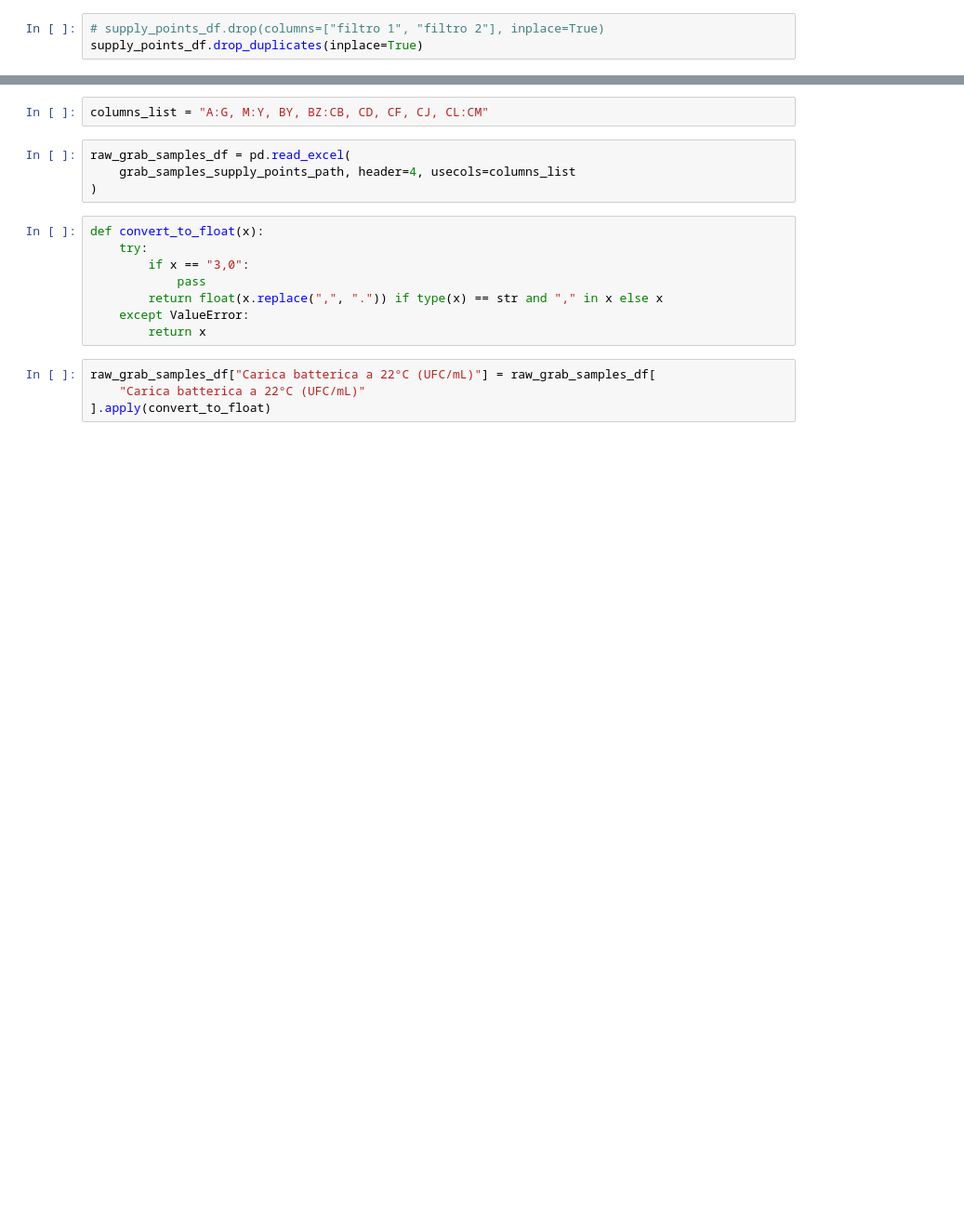
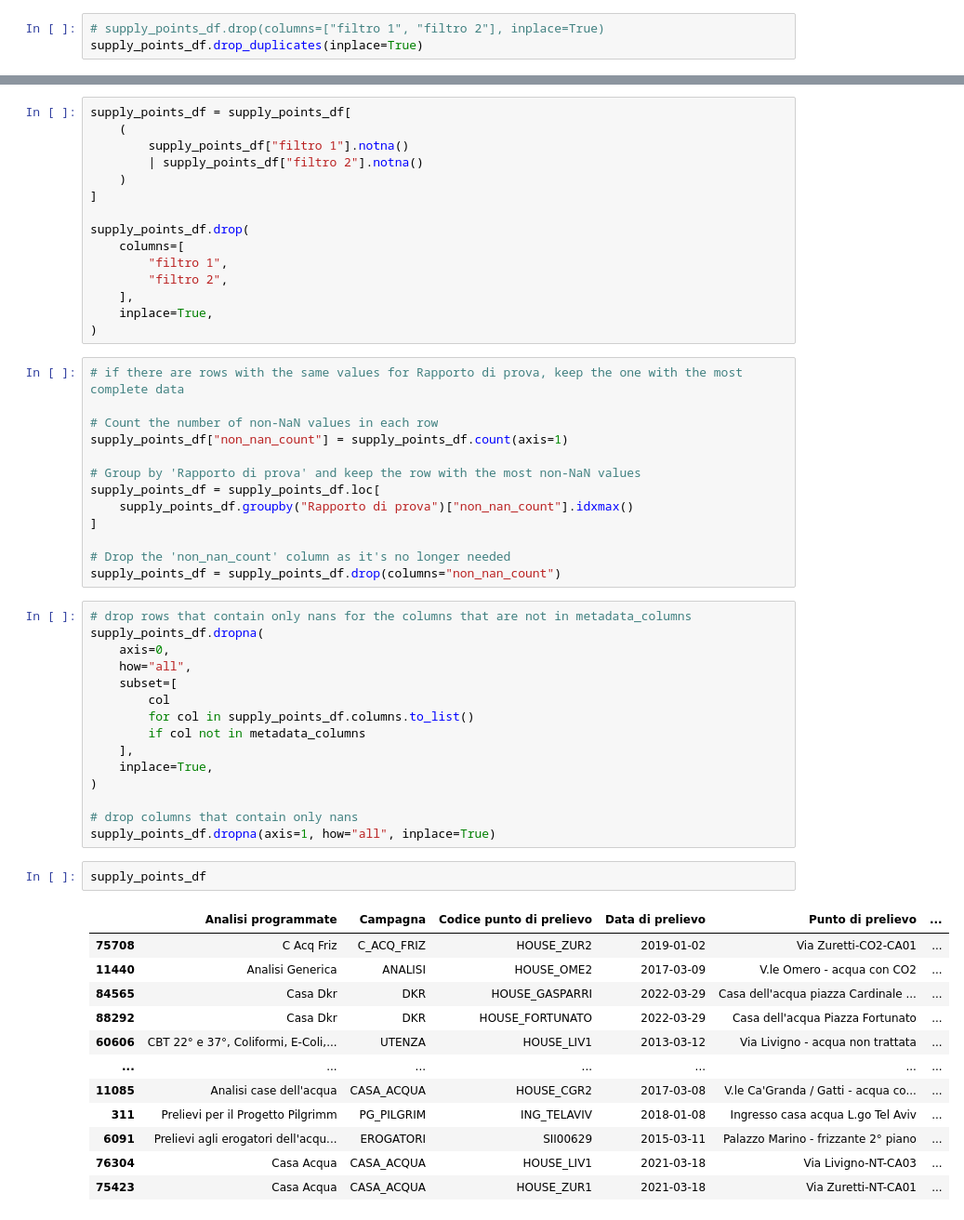
Before and after one commit to MassimilianoArca/SafeCREW, a Jupyter notebook: safecrew/milan/data_preprocessing/supply_points.ipynb, the cells around one changed output, grey strips where cells are left out. Shown: that part at 93% size. Saved outputs shown, nothing was run; the diff lists cells and outputs as text; blank space fills up the shorter version.

```diff
--- a/safecrew/milan/data_preprocessing/supply_points.ipynb
+++ b/safecrew/milan/data_preprocessing/supply_points.ipynb
@@ -167,18 +101,58 @@ supply_points_df
-# %%
-columns_list = "A:G, M:Y, BY, BZ:CB, CD, CF, CJ, CL:CM"
-# %%
-raw_grab_samples_df = pd.read_excel(
-    grab_samples_supply_points_path, header=4, usecols=columns_list
-)
-# %%
-def convert_to_float(x):
-    try:
-        if x == "3,0":
-            pass
-        return float(x.replace(",", ".")) if type(x) == str and "," in x else x
-    except ValueError:
-        return x
-# %%
-raw_grab_samples_df["Carica batterica a 22°C (UFC/mL)"] = raw_grab_samples_df[
-    "Carica batterica a 22°C (UFC/mL)"
-].apply(convert_to_float)
+# %%
+supply_points_df = supply_points_df[
+    (
+        supply_points_df["filtro 1"].notna()
+        | supply_points_df["filtro 2"].notna()
+    )
+]
+
+supply_points_df.drop(
+    columns=[
+        "filtro 1",
+        "filtro 2",
+    ],
+    inplace=True,
+)
+# %%
+# if there are rows with the same values for Rapporto di prova, keep the one with the most complete data
+
+# Count the number of non-NaN values in each row
+supply_points_df["non_nan_count"] = supply_points_df.count(axis=1)
+
+# Group by 'Rapporto di prova' and keep the row with the most non-NaN values
+supply_points_df = supply_points_df.loc[
+    supply_points_df.groupby("Rapporto di prova")["non_nan_count"].idxmax()
+]
+
+# Drop the 'non_nan_count' column as it's no longer needed
+supply_points_df = supply_points_df.drop(columns="non_nan_count")
+# %%
+# drop rows that contain only nans for the columns that are not in metadata_columns
+supply_points_df.dropna(
+    axis=0,
+    how="all",
+    subset=[
+        col
+        for col in supply_points_df.columns.to_list()
+        if col not in metadata_columns
+    ],
+    inplace=True,
+)
+
+# drop columns that contain only nans
+supply_points_df.dropna(axis=1, how="all", inplace=True)
+# %%
+supply_points_df
+# %% [output]
+|  | Analisi programmate | Campagna | Codice punto di prelievo | Data di prelievo | Punto di prelievo | ... |
+| 75708 | C Acq Friz | C_ACQ_FRIZ | HOUSE_ZUR2 | 2019-01-02 | Via Zuretti-CO2-CA01 | ... |
+| 11440 | Analisi Generica | ANALISI | HOUSE_OME2 | 2017-03-09 | V.le Omero - acqua con CO2 | ... |
+| 84565 | Casa Dkr | DKR | HOUSE_GASPARRI | 2022-03-29 | Casa dell'acqua piazza Cardinale ... | ... |
+| 88292 | Casa Dkr | DKR | HOUSE_FORTUNATO | 2022-03-29 | Casa dell'acqua Piazza Fortunato | ... |
+| 60606 | CBT 22° e 37°, Coliformi, E-Coli,... | UTENZA | HOUSE_LIV1 | 2013-03-12 | Via Livigno - acqua non trattata | ... |
+| ... | ... | ... | ... | ... | ... | ... |
+| 11085 | Analisi case dell'acqua | CASA_ACQUA | HOUSE_CGR2 | 2017-03-08 | V.le Ca'Granda / Gatti - acqua co... | ... |
+| 311 | Prelievi per il Progetto Pilgrimm | PG_PILGRIM | ING_TELAVIV | 2018-01-08 | Ingresso casa acqua L.go Tel Aviv | ... |
+| 6091 | Prelievi agli erogatori dell'acqu... | EROGATORI | SII00629 | 2015-03-11 | Palazzo Marino - frizzante 2° piano | ... |
+| 76304 | Casa Acqua | CASA_ACQUA | HOUSE_LIV1 | 2021-03-18 | Via Livigno-NT-CA03 | ... |
+| 75423 | Casa Acqua | CASA_ACQUA | HOUSE_ZUR1 | 2021-03-18 | Via Zuretti-NT-CA01 | ... |
```
Also changed, not shown: parts of 19 cells of this notebook, 3 other files.
